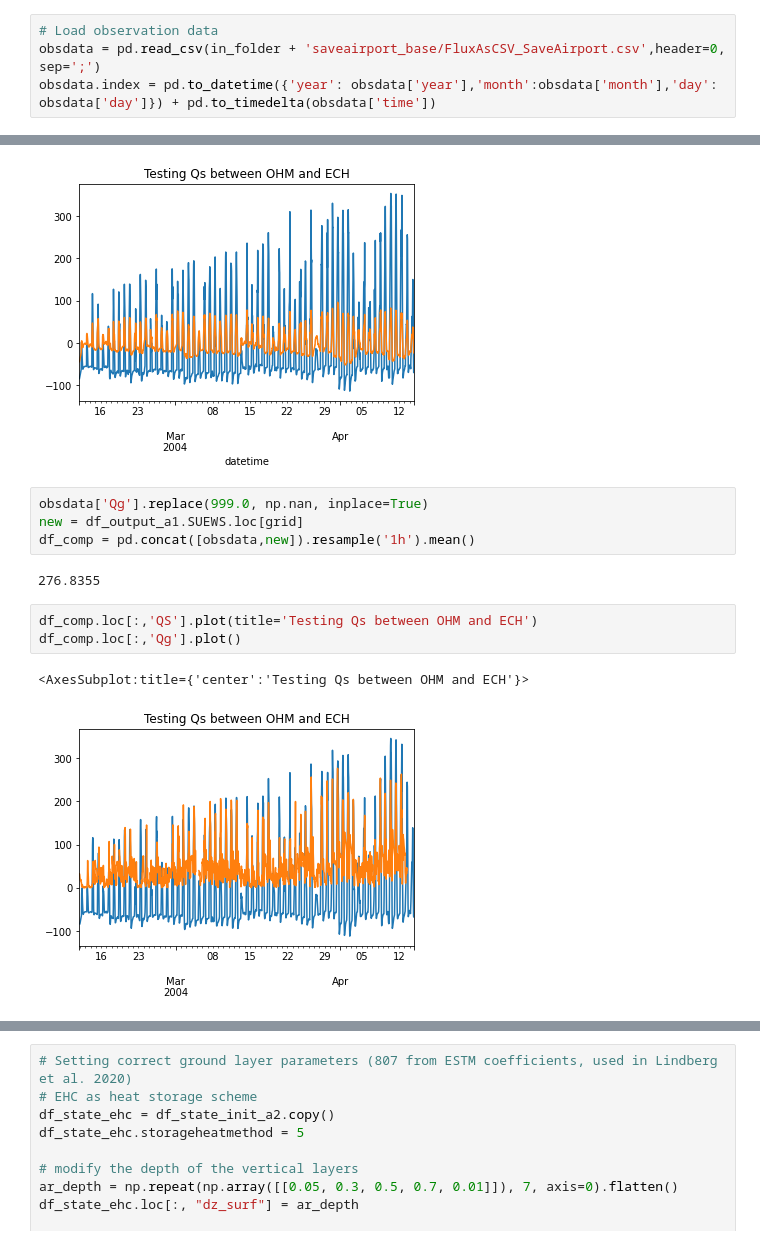
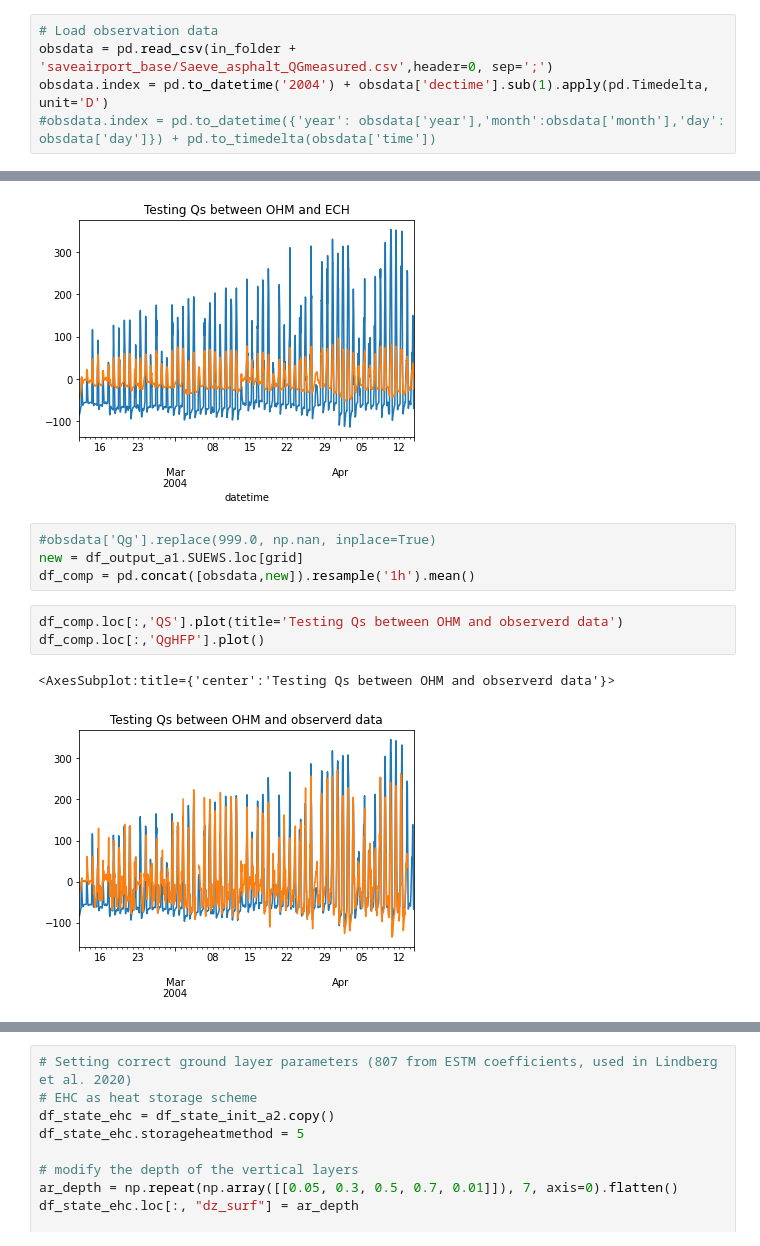
Before and after one commit to gusbacos/SUEWS_DB_Typology_test, a Jupyter notebook: code/run_tests.ipynb, the cells around one changed output, grey strips where cells are left out. Drawn from its saved outputs; the diff is of its cells as text.

Commit message:
Now with correct obsdata

```diff
--- a/code/run_tests.ipynb
+++ b/code/run_tests.ipynb
@@ -342,5 +342,6 @@ df_forcing_save = sp.load_forcing_grid(s_rc, grid)
 2024-03-04 13:23:16,988 - SuPy - INFO - All cache cleared.
 # %%
 # Load observation data
-obsdata = pd.read_csv(in_folder + 'saveairport_base/FluxAsCSV_SaveAirport.csv',header=0, sep=';')
-obsdata.index = pd.to_datetime({'year': obsdata['year'],'month':obsdata['month'],'day': obsdata['day']}) + pd.to_timedelta(obsdata['time'])
+obsdata = pd.read_csv(in_folder + 'saveairport_base/Saeve_asphalt_QGmeasured.csv',header=0, sep=';')
+obsdata.index = pd.to_datetime('2004') + obsdata['dectime'].sub(1).apply(pd.Timedelta, unit='D')
+#obsdata.index = pd.to_datetime({'year': obsdata['year'],'month':obsdata['month'],'day': obsdata['day']}) + pd.to_timedelta(obsdata['time'])
@@ -446,15 +450,13 @@ df_output_a2.SUEWS.loc[grid].loc[:,'QS'].plot()
 <AxesSubplot:title={'center':'Testing Qs between OHM and ECH'}, xlabel='datetime'>
 [figure]
 # %%
-obsdata['Qg'].replace(999.0, np.nan, inplace=True)
+#obsdata['Qg'].replace(999.0, np.nan, inplace=True)
 new = df_output_a1.SUEWS.loc[grid]
 df_comp = pd.concat([obsdata,new]).resample('1h').mean()
-# %% [output]
-276.8355
 # %%
-df_comp.loc[:,'QS'].plot(title='Testing Qs between OHM and ECH')
-df_comp.loc[:,'Qg'].plot()
+df_comp.loc[:,'QS'].plot(title='Testing Qs between OHM and observerd data')
+df_comp.loc[:,'QgHFP'].plot()
 # %% [output]
-<AxesSubplot:title={'center':'Testing Qs between OHM and ECH'}>
+<AxesSubplot:title={'center':'Testing Qs between OHM and observerd data'}>
-[figure, old version]
+[figure, new version]
 # %%
```
Also changed, not shown: parts of 2 cells of this notebook, 2 other files.
